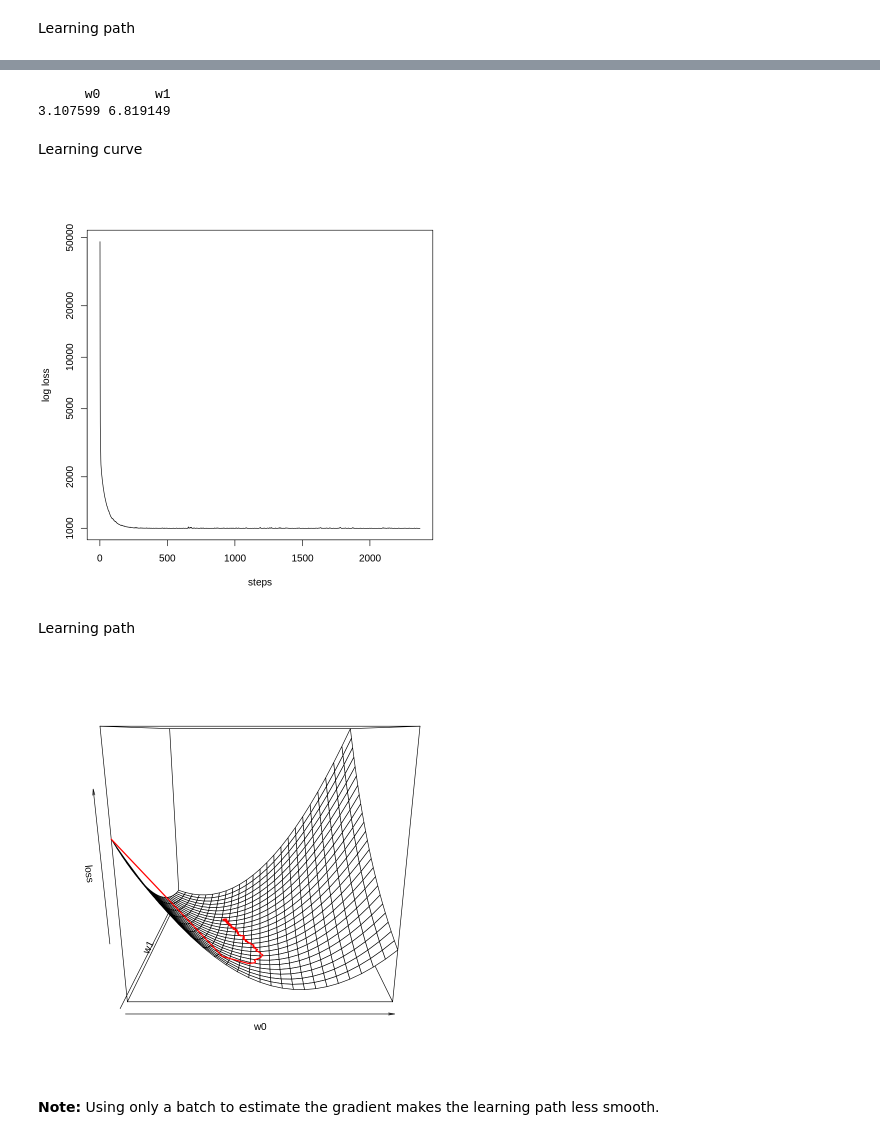
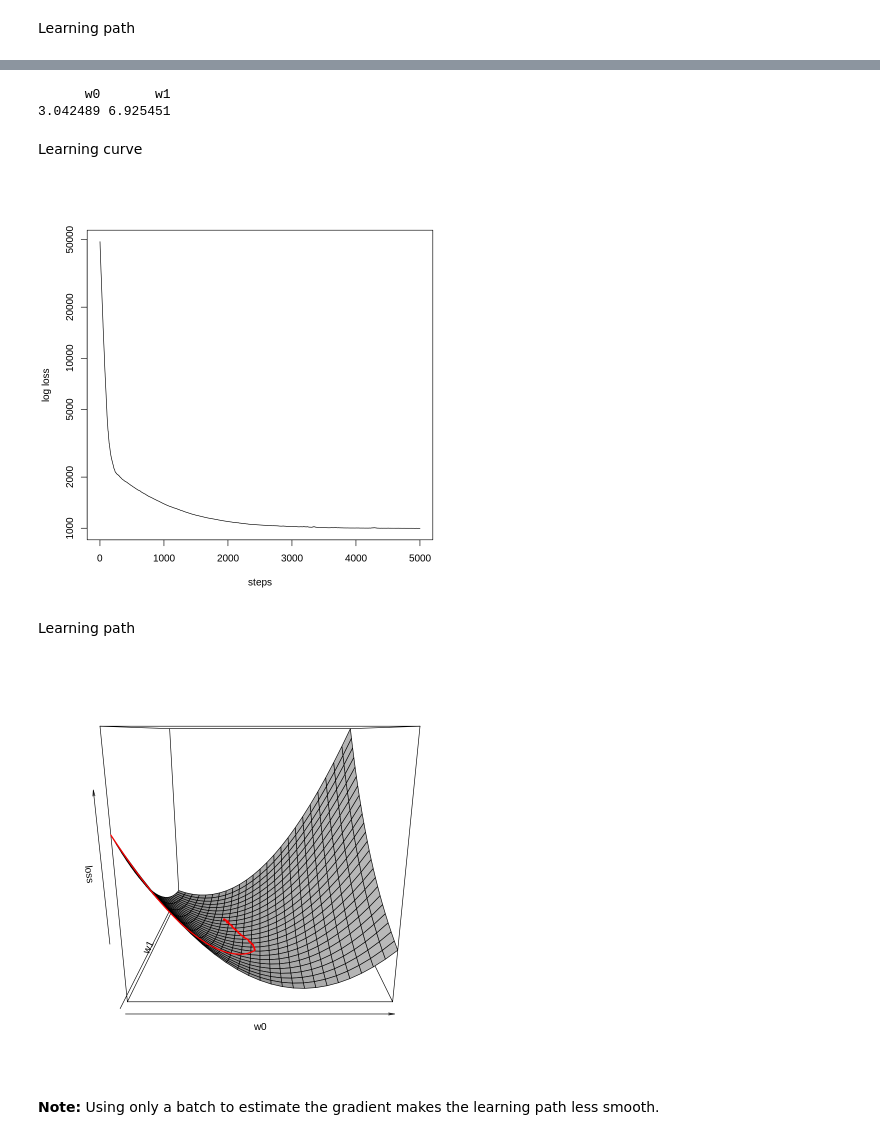
Before and after one commit to mhahsler/CS7320-AI, a Jupyter notebook: ML/line_fitting.ipynb, the cells around one changed output, grey strips where cells are left out. Drawn from its saved outputs; the diff is of its cells as text; code cells hidden in the pictures.

```diff
--- a/ML/line_fitting.ipynb
+++ b/ML/line_fitting.ipynb
@@ -152,27 +154,21 @@ _Notes:_
 # %%
-line_BGD <- function(xy, alpha = 0.0001, eps = 1e-3) {
+line_BGD <- function(xy, alpha = 0.0001, epochs = 1000) {
 
   # start with some points from the parameter space
   w0 <- 0
   w1 <- 0
 
-  # we use loss improvement > eps to check for convergence
-  step <- 0
-  improvement <- Inf
   loss <- L2(xy$y, y_hat(xy$x, w0, w1))
 
   history <- data.frame(w0, w1, loss)
   # update weights
-  while (improvement > eps) {
-    old_loss <- loss
-    step <- step + 1
+  for (step in seq(epochs)) {
 
     # update using the gradient
-      w0 <- with(xy, w0 + alpha * sum(y - y_hat(x, w0, w1)))
+    w0 <- with(xy, w0 + alpha * sum(y - y_hat(x, w0, w1)))
     w1 <- with(xy, w1 + alpha * sum((y - y_hat(x, w0, w1)) * x))
 
     loss <- L2(xy$y, y_hat(xy$x, w0, w1))
-    improvement <- old_loss - loss
 
     history <- rbind(history, data.frame(w0, w1, loss))
   }
@@ -222,65 +218,59 @@ _Notes:_
 # %%
-line_SGD <- function(xy, batch_size = 50, alpha = 0.01, delta = 0.25, eps = 1e-1,
-  tries = 10, verbose = FALSE) {
+line_SGD <- function(xy, batch_size = 50, alpha = 0.001, epochs = 1000, verbose = FALSE) {
 
   #' start with some points from the parameter space
   w0 <- 0
   w1 <- 0
 
   # we use loss improvement > eps to check for convergence
-  step <- 0
-  improvements <- 0
   loss <- L2(xy$y, y_hat(xy$x, w0, w1))
 
   history <- data.frame(w0, w1, loss)
 
   #' update weights
-  while (improvements < tries) {
-    old_loss <- loss
-    step <- step + 1
+  for (step in seq(epochs)) {
     if(verbose) cat("Step: ", step)
 
+    # choose random mini batch
     mb <- xy[sample(nrow(xy), size = batch_size),]
-    w0 <- with(mb, w0 + alpha/step^delta * sum(y - y_hat(x, w0, w1)))
-    w1 <- with(mb, w1 + alpha/step^delta * sum((y - y_hat(x, w0, w1)) * x))
+
+    w0 <- with(mb, w0 + alpha * sum(y - y_hat(x, w0, w1)))
+    w1 <- with(mb, w1 + alpha * sum((y - y_hat(x, w0, w1)) * x))
 
     loss <- L2(xy$y, y_hat(xy$x, w0, w1))
-    improvement <- old_loss - loss
-    if(abs(improvement) < eps) improvements <- improvements + 1
-    else improvements <- 0
 
-    if(verbose) cat(" - impovement:", improvement, "\n")
+    if(verbose) cat(" - loss:", loss)
 
     history <- rbind(history, data.frame(w0, w1, loss))
   }
   list(w = c(w0 = w0, w1 = w1), history = history)
 }
 # %%
-opt <- line_SGD(xy, batch_size = 50, alpha = 0.01, delta = 0.25, eps = 1e-1, verbose = FALSE)
+opt <- line_SGD(xy, batch_size = 10, alpha = 0.001, epochs = 5000, verbose = FALSE)
 opt$w
 # %% [output]
       w0       w1
-3.107599 6.819149
+3.042489 6.925451
 # %% [markdown]
 Learning curve
 # %%
 plot(opt$history$loss, type = "l", xlab = "steps", ylab = "log loss", log = "y")
 # %% [output]
-[figure, old version]
+[figure, new version]
 # %% [markdown]
 Learning path
 # %%
 pmat <- persp(matrix(grid$L2, nrow = resolution),
-  xlab = "w0", ylab = "w1", zlab = "loss")
+  xlab = "w0", ylab = "w1", zlab = "loss", shade = 0.75)
 lines(
   trans3d(
     x = opt$history[,"w0"]/max(grid[,"w0"]),
     y = opt$history[,"w1"]/max(grid[,"w1"]),
     z = opt$history[,"loss"],
     pmat = pmat),
   col = "red", lwd = 2)
 # %% [output]
-[figure, old version]
+[figure, new version]
 # %% [markdown]
 __Note:__ Using only a batch to estimate the gradient makes the learning path less smooth.
 # %%
```
Also changed, not shown: parts of 21 cells of this notebook.
